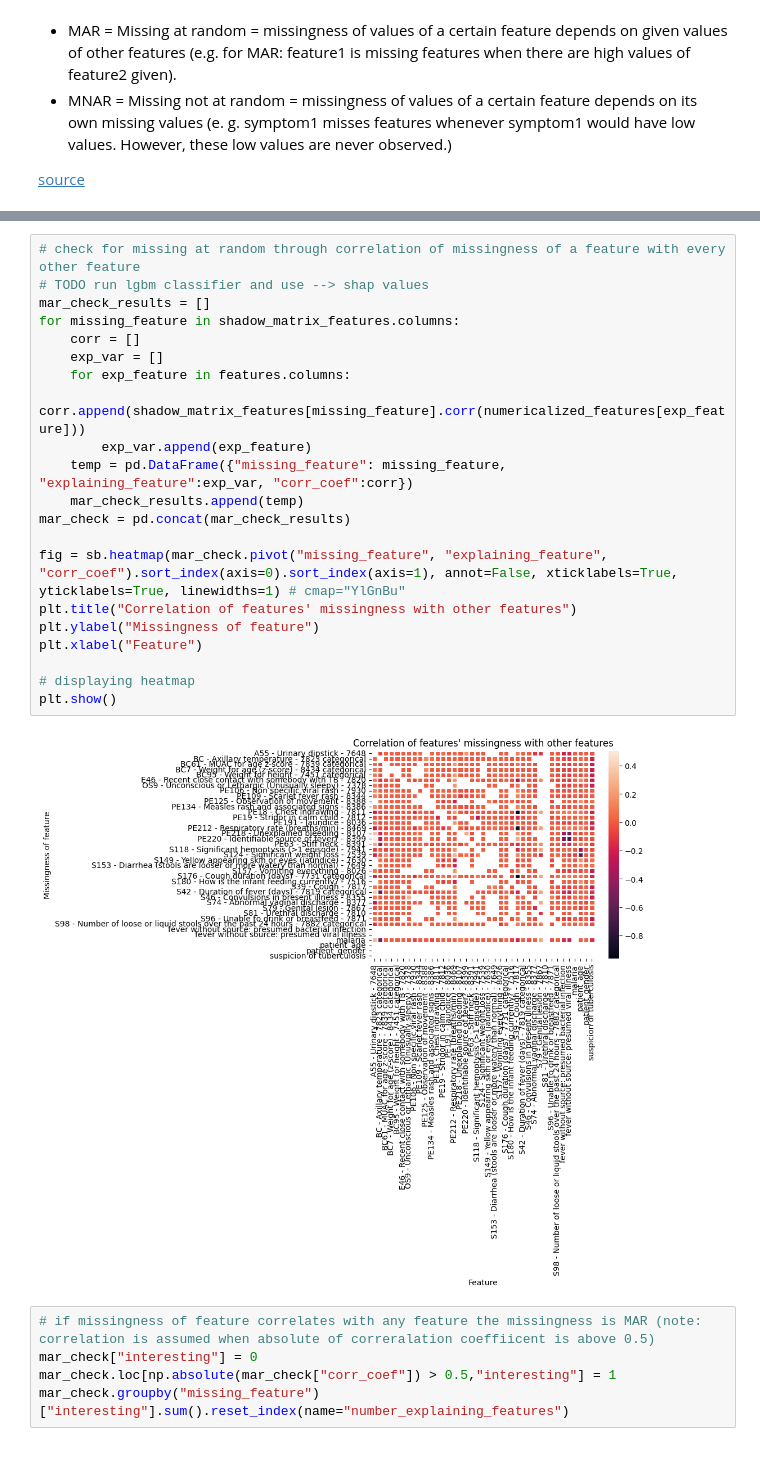
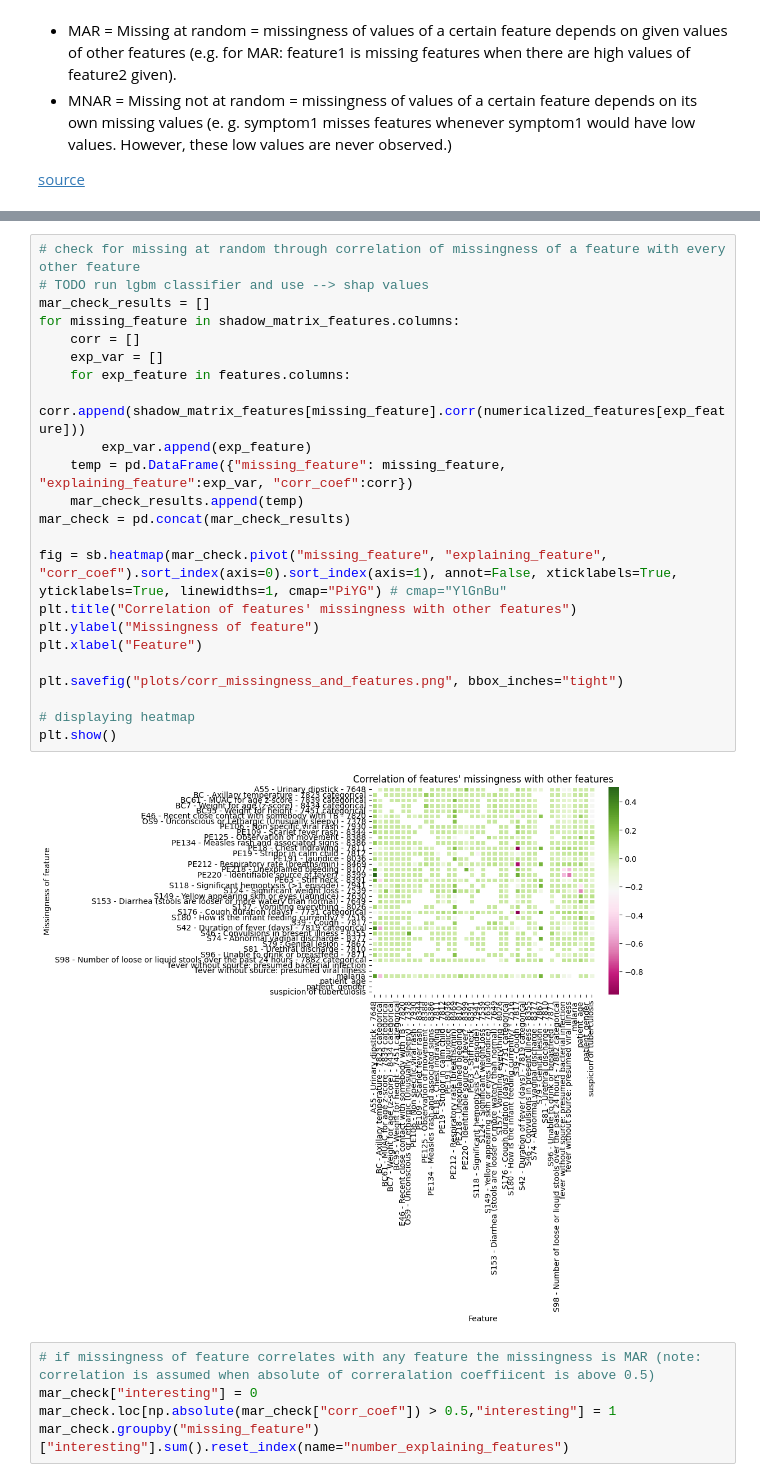
Before and after one commit to sid030sid/DYNAMIC-igh-ml-semester-project, a Jupyter notebook: explorative-analysis.ipynb, the cells around one changed output, grey strips where cells are left out. Saved outputs shown, nothing was run; the diff lists cells and outputs as text.

```diff
--- a/explorative-analysis.ipynb
+++ b/explorative-analysis.ipynb
@@ -222,26 +182,28 @@ plt.show()
 # %%
 # check for missing at random through correlation of missingness of a feature with every other feature
 # TODO run lgbm classifier and use --> shap values
 mar_check_results = []
 for missing_feature in shadow_matrix_features.columns:
     corr = []
     exp_var = []
     for exp_feature in features.columns:
         corr.append(shadow_matrix_features[missing_feature].corr(numericalized_features[exp_feature]))
         exp_var.append(exp_feature)
     temp = pd.DataFrame({"missing_feature": missing_feature, "explaining_feature":exp_var, "corr_coef":corr})
     mar_check_results.append(temp)
 mar_check = pd.concat(mar_check_results)
 
-fig = sb.heatmap(mar_check.pivot("missing_feature", "explaining_feature", "corr_coef").sort_index(axis=0).sort_index(axis=1), annot=False, xticklabels=True, yticklabels=True, linewidths=1) # cmap="YlGnBu"
+fig = sb.heatmap(mar_check.pivot("missing_feature", "explaining_feature", "corr_coef").sort_index(axis=0).sort_index(axis=1), annot=False, xticklabels=True, yticklabels=True, linewidths=1, cmap="PiYG") # cmap="YlGnBu"
 plt.title("Correlation of features' missingness with other features")
 plt.ylabel("Missingness of feature")
 plt.xlabel("Feature")
 
+plt.savefig("plots/corr_missingness_and_features.png", bbox_inches="tight")
+
 # displaying heatmap
 plt.show()
 # %% [output]
-[figure, old version]
+[figure, new version]
 # %%
 # if missingness of feature correlates with any feature the missingness is MAR (note: correlation is assumed when absolute of correralation coeffiicent is above 0.5)
 mar_check["interesting"] = 0
```
Also changed, not shown: parts of 10 cells of this notebook, 7 other files.
